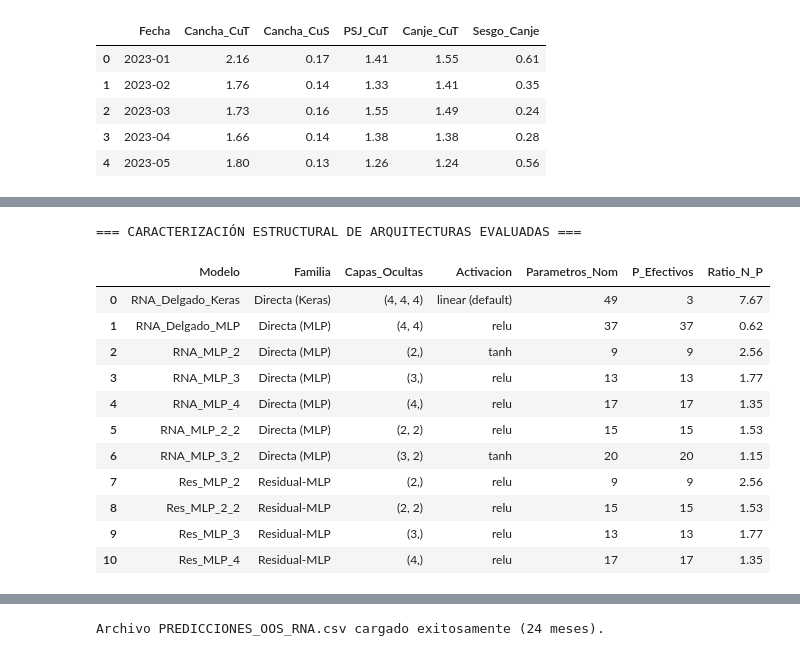
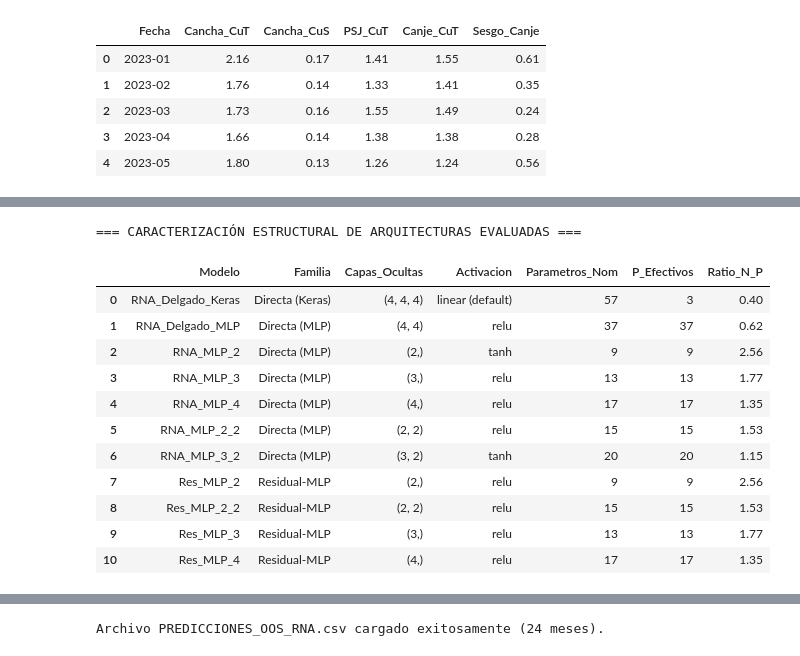
Before and after one commit to guerrafmaturana-arch/TESIS, a Jupyter notebook: BLOQUE_3/03_modelado_rna_loocv.ipynb, the cells around one changed output, grey strips where cells are left out. Saved outputs shown, nothing was run; the diff lists cells and outputs as text; code cells hidden in the pictures.

Commit message:
fix(bloque-3): resolver auditoria rci, corregir parametros keras a 57, distinguir mape de nrmse y unificar mse

```diff
--- a/BLOQUE_3/03_modelado_rna_loocv.ipynb
+++ b/BLOQUE_3/03_modelado_rna_loocv.ipynb
@@ -108,26 +117,26 @@ El valor preliminar del **$8.63\%$ en MECM** (Módulo del Error Cuadrático Medi
 # %%
 # Caracterización tabular de las arquitecturas evaluadas
 topologias_info = [
-    {"Modelo": "RNA_Delgado_Keras", "Familia": "Directa (Keras)", "Capas_Ocultas": "(4, 4, 4)", "Activacion": "linear (default)", "Parametros_Nom": 49, "P_Efectivos": 3, "Ratio_N_P": np.round(23/3, 2)},
+    {"Modelo": "RNA_Delgado_Keras", "Familia": "Directa (Keras)", "Capas_Ocultas": "(4, 4, 4)", "Activacion": "linear (default)", "Parametros_Nom": 57, "P_Efectivos": 3, "Ratio_N_P": np.round(23/57, 2)},
     {"Modelo": "RNA_Delgado_MLP", "Familia": "Directa (MLP)", "Capas_Ocultas": "(4, 4)", "Activacion": "relu", "Parametros_Nom": 37, "P_Efectivos": 37, "Ratio_N_P": np.round(23/37, 2)},
     {"Modelo": "RNA_MLP_2", "Familia": "Directa (MLP)", "Capas_Ocultas": "(2,)", "Activacion": "tanh", "Parametros_Nom": 9, "P_Efectivos": 9, "Ratio_N_P": np.round(23/9, 2)},
     {"Modelo": "RNA_MLP_3", "Familia": "Directa (MLP)", "Capas_Ocultas": "(3,)", "Activacion": "relu", "Parametros_Nom": 13, "P_Efectivos": 13, "Ratio_N_P": np.round(23/13, 2)},
     {"Modelo": "RNA_MLP_4", "Familia": "Directa (MLP)", "Capas_Ocultas": "(4,)", "Activacion": "relu", "Parametros_Nom": 17, "P_Efectivos": 17, "Ratio_N_P": np.round(23/17, 2)},
     {"Modelo": "RNA_MLP_2_2", "Familia": "Directa (MLP)", "Capas_Ocultas": "(2, 2)", "Activacion": "relu", "Parametros_Nom": 15, "P_Efectivos": 15, "Ratio_N_P": np.round(23/15, 2)},
     {"Modelo": "RNA_MLP_3_2", "Familia": "Directa (MLP)", "Capas_Ocultas": "(3, 2)", "Activacion": "tanh", "Parametros_Nom": 20, "P_Efectivos": 20, "Ratio_N_P": np.round(23/20, 2)},
     {"Modelo": "Res_MLP_2", "Familia": "Residual-MLP", "Capas_Ocultas": "(2,)", "Activacion": "relu", "Parametros_Nom": 9, "P_Efectivos": 9, "Ratio_N_P": np.round(23/9, 2)},
     {"Modelo": "Res_MLP_2_2", "Familia": "Residual-MLP", "Capas_Ocultas": "(2, 2)", "Activacion": "relu", "Parametros_Nom": 15, "P_Efectivos": 15, "Ratio_N_P": np.round(23/15, 2)},
     {"Modelo": "Res_MLP_3", "Familia": "Residual-MLP", "Capas_Ocultas": "(3,)", "Activacion": "relu", "Parametros_Nom": 13, "P_Efectivos": 13, "Ratio_N_P": np.round(23/13, 2)},
     {"Modelo": "Res_MLP_4", "Familia": "Residual-MLP", "Capas_Ocultas": "(4,)", "Activacion": "relu", "Parametros_Nom": 17, "P_Efectivos": 17, "Ratio_N_P": np.round(23/17, 2)}
 ]
 
 df_top = pd.DataFrame(topologias_info)
 print("=== CARACTERIZACIÓN ESTRUCTURAL DE ARQUITECTURAS EVALUADAS ===")
 df_top
 # %% [output]
 === CARACTERIZACIÓN ESTRUCTURAL DE ARQUITECTURAS EVALUADAS ===
 |  | Modelo | Familia | Capas_Ocultas | Activacion | Parametros_Nom | P_Efectivos | Ratio_N_P |
-| 0 | RNA_Delgado_Keras | Directa (Keras) | (4, 4, 4) | linear (default) | 49 | 3 | 7.67 |
+| 0 | RNA_Delgado_Keras | Directa (Keras) | (4, 4, 4) | linear (default) | 57 | 3 | 0.40 |
 | 1 | RNA_Delgado_MLP | Directa (MLP) | (4, 4) | relu | 37 | 37 | 0.62 |
 | 2 | RNA_MLP_2 | Directa (MLP) | (2,) | tanh | 9 | 9 | 2.56 |
 | 3 | RNA_MLP_3 | Directa (MLP) | (3,) | relu | 13 | 13 | 1.77 |
```
Also changed, not shown: parts of 6 cells of this notebook, 6 other files.
